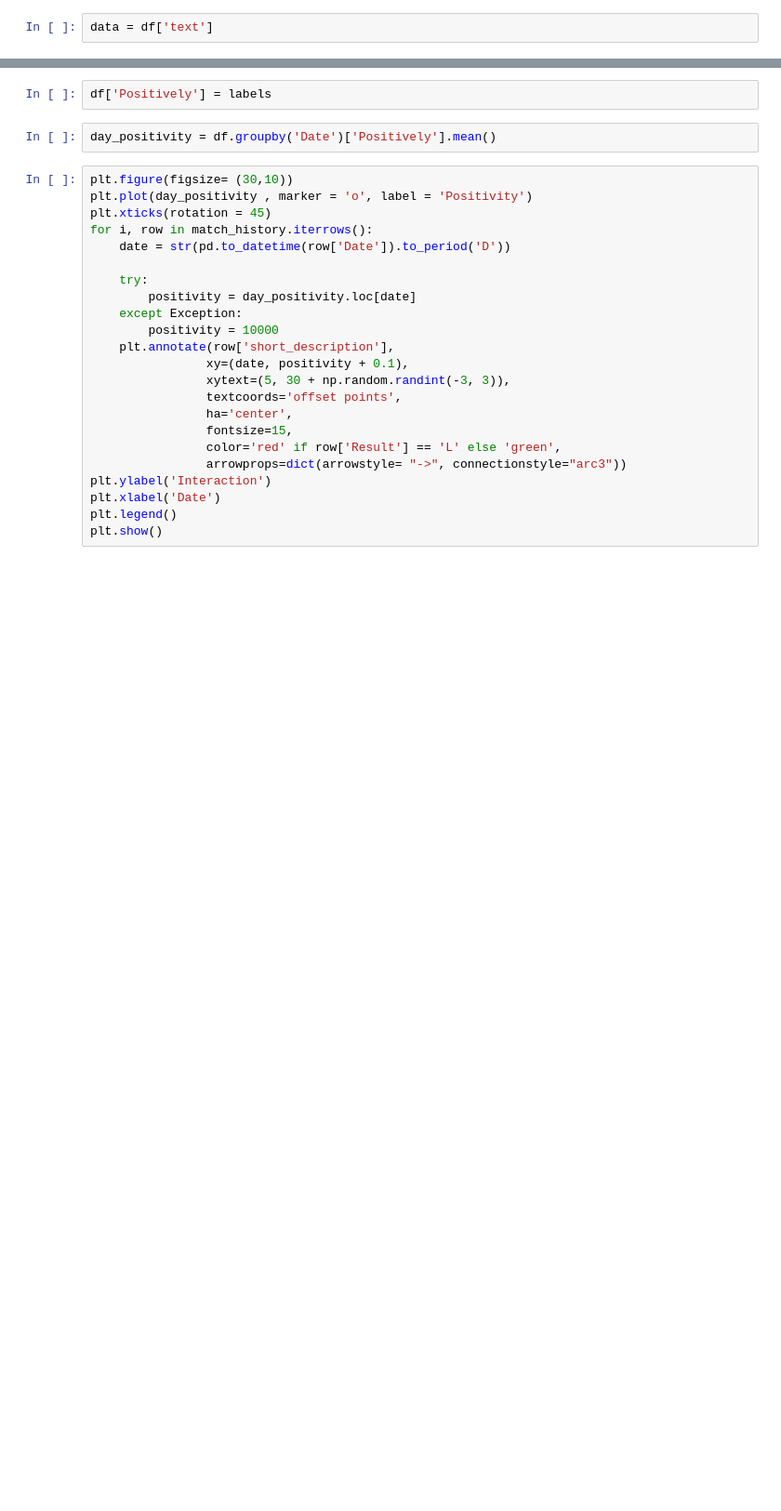
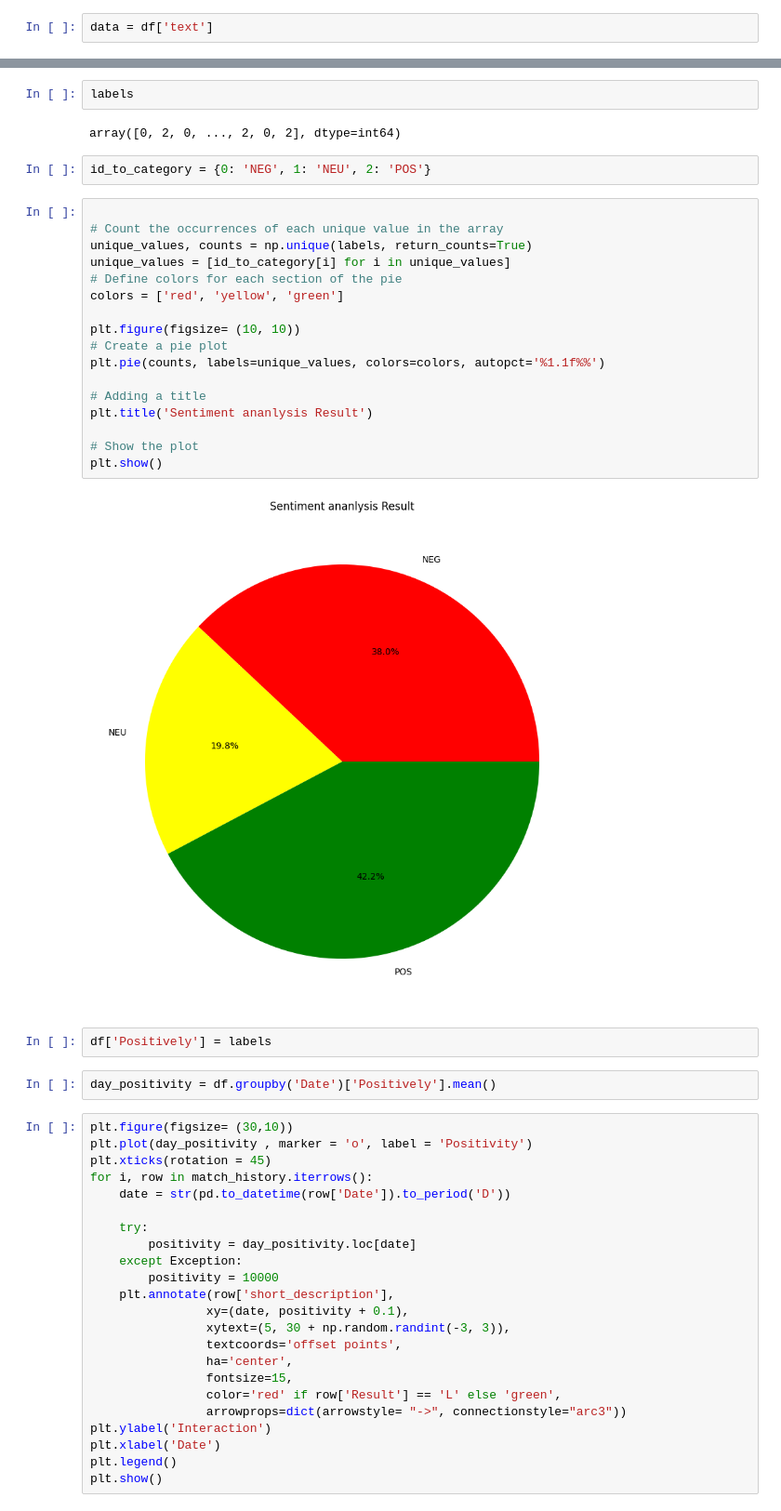
Before and after one commit to hawkin-dono/Final_Project_Python, a Jupyter notebook: Analyze_data.ipynb, the cells around one changed output, grey strips where cells are left out. Shown at 93% size. Drawn from its saved outputs; the diff is of its cells as text; blank space fills up the shorter version.

```diff
--- a/Analyze_data.ipynb
+++ b/Analyze_data.ipynb
@@ -337,3 +337,28 @@ labels = model.predict(data)
+# %%
+labels
+# %% [output]
+array([0, 2, 0, ..., 2, 0, 2], dtype=int64)
+# %%
+id_to_category = {0: 'NEG', 1: 'NEU', 2: 'POS'}
+# %%
+
+# Count the occurrences of each unique value in the array
+unique_values, counts = np.unique(labels, return_counts=True)
+unique_values = [id_to_category[i] for i in unique_values]
+# Define colors for each section of the pie
+colors = ['red', 'yellow', 'green']
+
+plt.figure(figsize= (10, 10))
+# Create a pie plot
+plt.pie(counts, labels=unique_values, colors=colors, autopct='%1.1f%%')
+
+# Adding a title
+plt.title('Sentiment ananlysis Result')
+
+# Show the plot
+plt.show()
+# %% [output]
+[figure, added]
 # %%
 df['Positively'] = labels
 # %%
```
Also changed, not shown: parts of 44 cells of this notebook, 5 other files.
